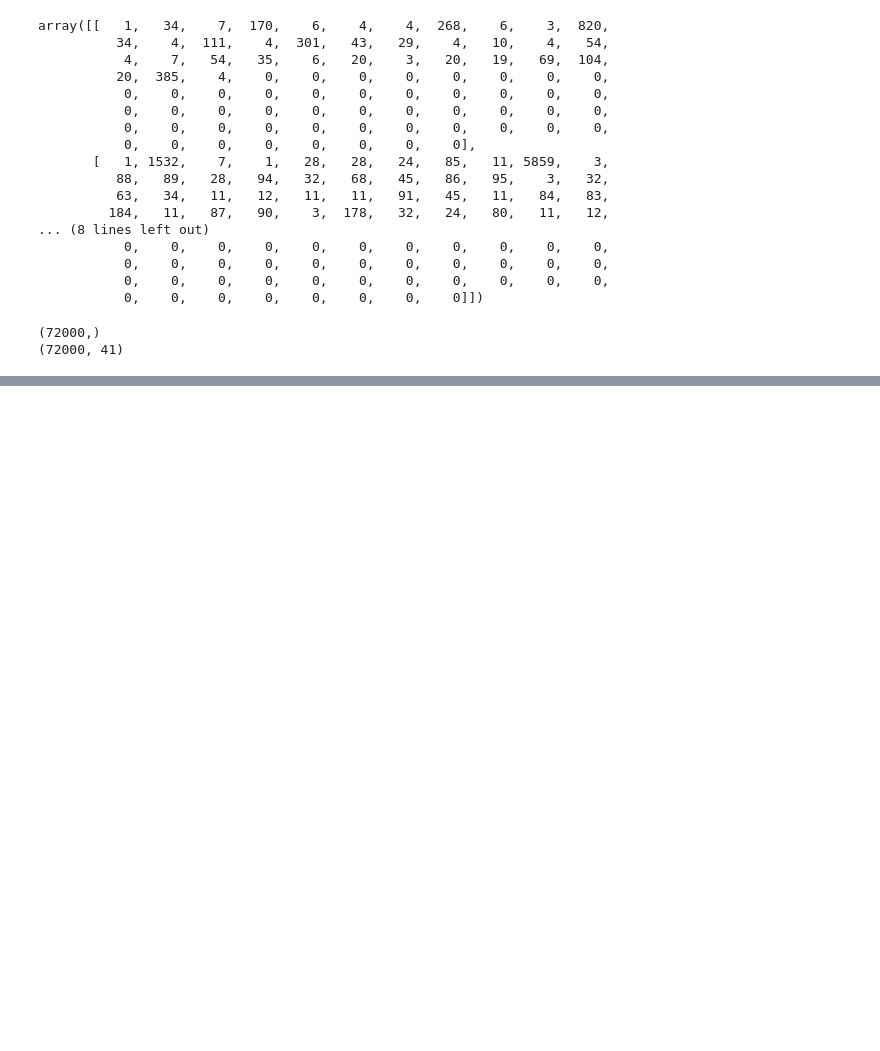
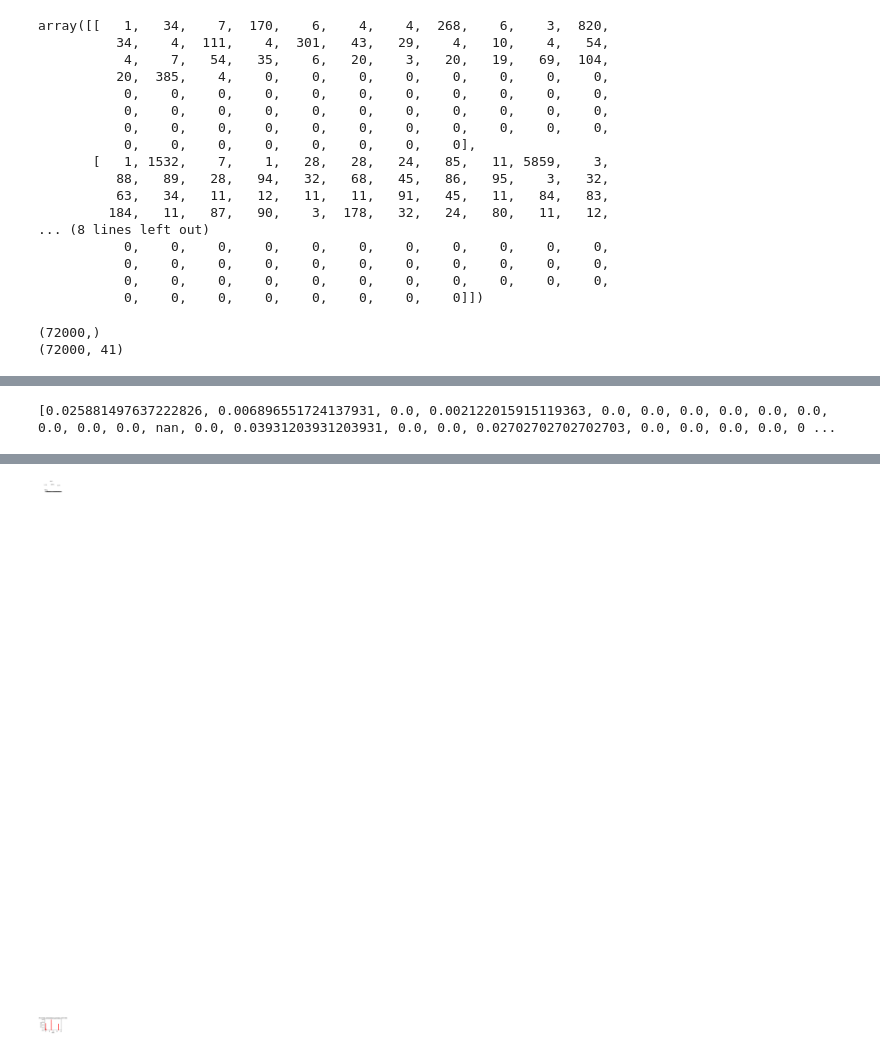
Before and after one commit to nguyenvuong1309/Do-an-lap-trinh-an-toan, a Jupyter notebook: BLSTM.ipynb, the cells around one changed output, grey strips where cells are left out. Saved outputs shown, nothing was run; the diff lists cells and outputs as text; code cells hidden in the pictures; blank space fills up the shorter version.

```diff
--- a/BLSTM.ipynb
+++ b/BLSTM.ipynb
@@ -148,7 +148,7 @@ model = tf.keras.Sequential([
     encoder,
     tf.keras.layers.Embedding(
         input_dim=len(encoder.get_vocabulary()),
-        output_dim=1,
+        output_dim=64,
         # Use masking to handle the variable sequence lengths
         mask_zero=True),
     tf.keras.layers.Bidirectional(tf.keras.layers.LSTM(64)),
@@ -191,0 +192,6 @@ Test Accuracy: 0.8667222261428833
+# %%
+y_pred = model.predict(X_test)
+print(y_pred.shape)
+print(y_pred)
+print(y_test.shape)
+print(y_test)
@@ -191,0 +247,30 @@ Test Accuracy: 0.8667222261428833
+# %%
+import numpy as np
+import matplotlib.pyplot as plt
+
+# Example data
+labels = array_sum
+predictions = array_correct
+
+# Calculate the percentage of correct predictions for each index
+percentages = []
+for i in range(len(labels)):
+    percentage = predictions[i] * 1.0 / labels[i]
+    percentages.append(percentage)
+
+print(percentages)
+
+# Create a bar chart for each index
+fig, ax = plt.subplots(figsize=(3, 2))
+# fig, ax = plt.subplots()
+ax.bar(range(len(labels)), percentages, color=['green' if p == 100 else 'red' for p in percentages])
+ax.set_xlabel('Index')
+ax.set_ylabel('Percentage')
+ax.set_title('Percentage of Predictions Correct at Each Index')
+
+# Display the percentage on top of the bars
+for i, v in enumerate(percentages):
+    ax.text(i, v + 2, f'{v:.2f}%', ha='center', va='bottom', color='black')
+plt.show()
+# %% [output]
+[0.025881497637222826, 0.006896551724137931, 0.0, 0.002122015915119363, 0.0, 0.0, 0.0, 0.0, 0.0, 0.0, 0.0, 0.0, 0.0, nan, 0.0, 0.03931203931203931, 0.0, 0.0, 0.02702702702702703, 0.0, 0.0, 0.0, 0.0, 0 ...
@@ -191,0 +281 @@ Test Accuracy: 0.8667222261428833
+[figure, added]
```
Also changed, not shown: parts of 5 cells of this notebook.
